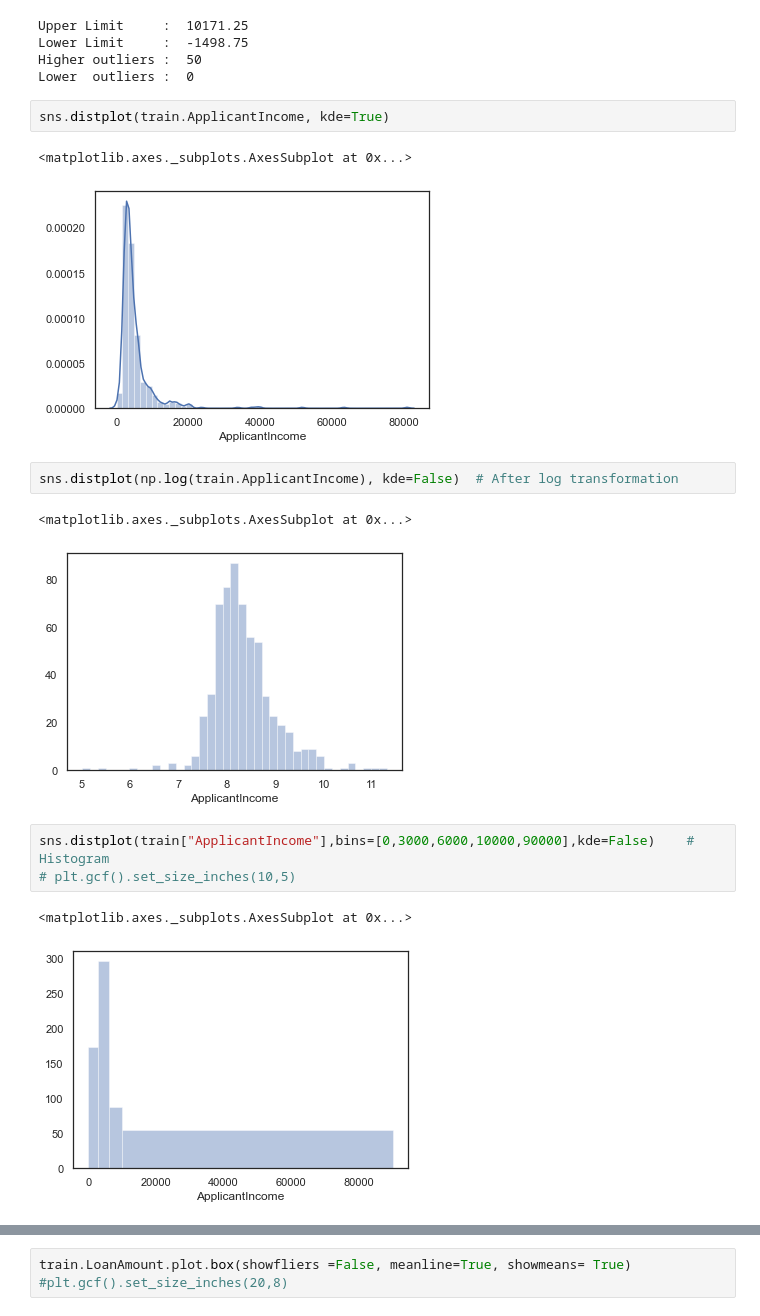
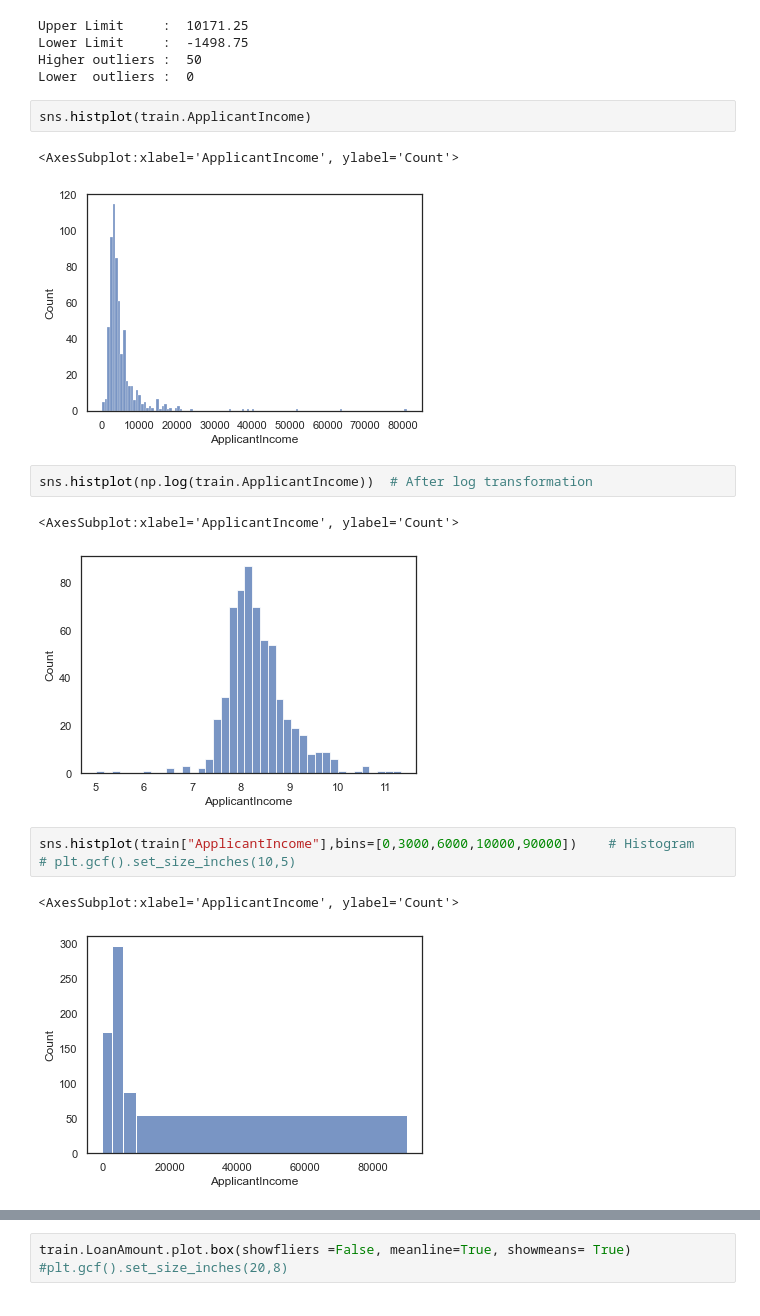
Before and after one commit to aasrithkommoju/Data-Science-Example-Code, a Jupyter notebook: loan/loan_prediction.ipynb, the cells around one changed output, grey strips where cells are left out. Saved outputs shown, nothing was run; the diff lists cells and outputs as text.

```diff
--- a/loan/loan_prediction.ipynb
+++ b/loan/loan_prediction.ipynb
@@ -271,21 +271,21 @@ Lower Limit     :  -1498.75
 Higher outliers :  50
 Lower  outliers :  0
 # %%
-sns.distplot(train.ApplicantIncome, kde=True)
+sns.histplot(train.ApplicantIncome)
 # %% [output]
-<matplotlib.axes._subplots.AxesSubplot at 0x...>
+<AxesSubplot:xlabel='ApplicantIncome', ylabel='Count'>
-[figure, old version]
+[figure, new version]
 # %%
-sns.distplot(np.log(train.ApplicantIncome), kde=False)  # After log transformation
+sns.histplot(np.log(train.ApplicantIncome))  # After log transformation
 # %% [output]
-<matplotlib.axes._subplots.AxesSubplot at 0x...>
+<AxesSubplot:xlabel='ApplicantIncome', ylabel='Count'>
-[figure, old version]
+[figure, new version]
 # %%
-sns.distplot(train["ApplicantIncome"],bins=[0,3000,6000,10000,90000],kde=False)    # Histogram
+sns.histplot(train["ApplicantIncome"],bins=[0,3000,6000,10000,90000])    # Histogram
 # plt.gcf().set_size_inches(10,5)
 # %% [output]
-<matplotlib.axes._subplots.AxesSubplot at 0x...>
+<AxesSubplot:xlabel='ApplicantIncome', ylabel='Count'>
-[figure, old version]
+[figure, new version]
 # %%
 train.CoapplicantIncome.plot.box(showmeans=True, meanline=True, showfliers = False)
 # %% [output]
```
Also changed, not shown: parts of 28 cells of this notebook.
